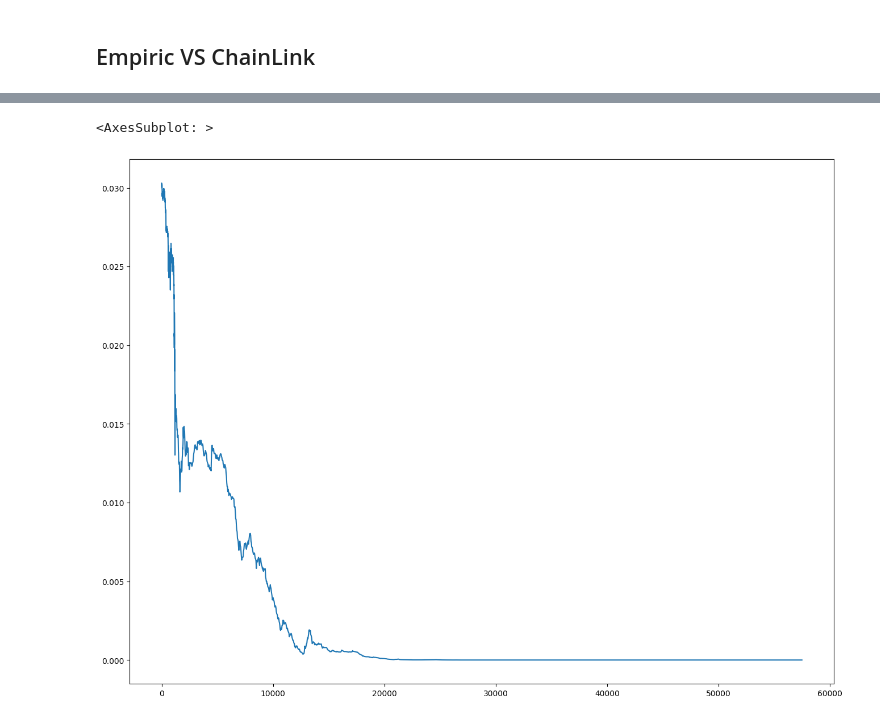
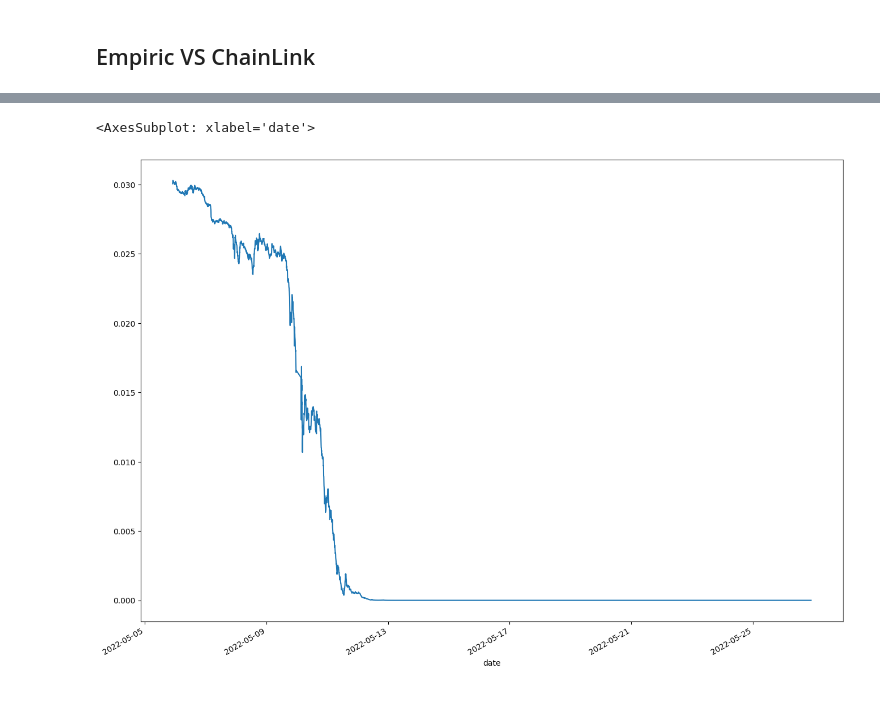
Before and after one commit to ExoMonk/oracle-benchmark, a Jupyter notebook: notebook.ipynb, the cells around one changed output, grey strips where cells are left out. Cells and saved outputs as stored; diff of their text form; code cells hidden in the pictures.

```diff
--- a/notebook.ipynb
+++ b/notebook.ipynb
@@ -119,9 +100,9 @@ CLLoader.price_feeds['price'].plot(figsize=(16, 12))
 # %%
-ENLoader.price_feeds.set_index('timestamp')
+ENLoader.price_feeds = ENLoader.price_feeds.set_index('date')
 ENLoader.price_feeds['price'].plot(figsize=(16, 12))
 # %% [output]
-<AxesSubplot: >
+<AxesSubplot: xlabel='date'>
-[figure, old version]
+[figure, new version]
 # %% [markdown]
 Plotting EN versus ChainLink :
 - Without scale at first
```
Also changed, not shown: parts of 23 cells of this notebook, 2 other files.
